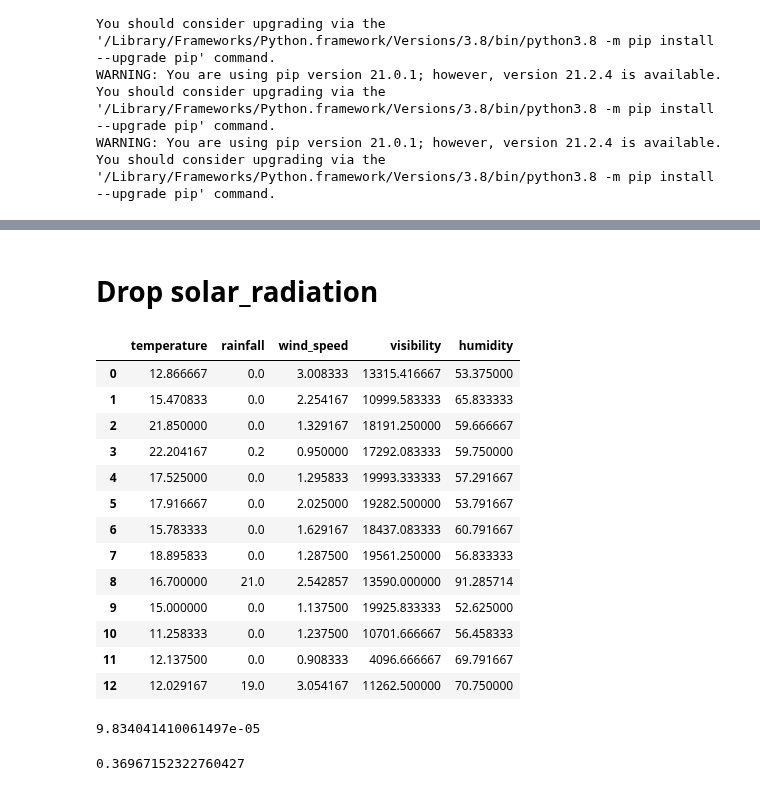
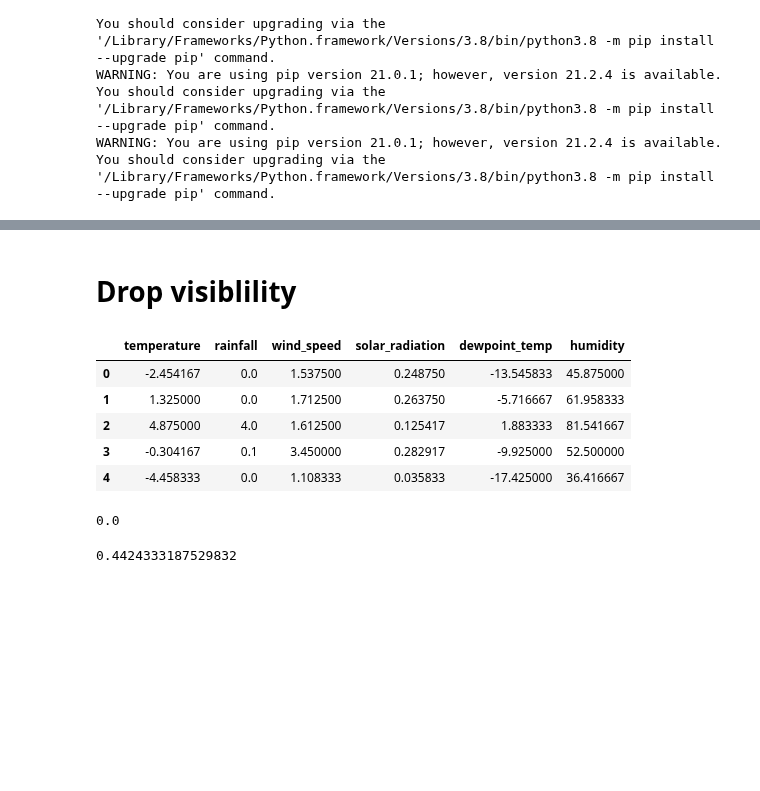
Before and after one commit to Jiian/seoulbike, a Jupyter notebook: PCA/pca bike.ipynb, the cells around one changed output, grey strips where cells are left out. Saved outputs shown, nothing was run; the diff lists cells and outputs as text; code cells hidden in the pictures; blank space fills up the shorter version.

```diff
--- a/PCA/pca bike.ipynb
+++ b/PCA/pca bike.ipynb
@@ -41,7 +70,6 @@ bike.head()
 # As PCA is a unsupervised learning algorithm, we will drop the Season column
 # We will drop datetime and date as well since they are not numeric
 bike2 = bike.copy()
-#bike2.drop(columns = ['season','datetime','date','holiday','open','rent_count'],inplace=True)
-bike2.drop(columns = ['date','holiday','rent_count','season_no','season','snowfall','dewpoint_temp'],inplace=True)
+bike2.drop(columns = ['date','holiday','rent_count','season_no','season','snowfall'],inplace=True)
 bike2.head()
 # %% [output]
@@ -284,32 +260,24 @@ df_pca
 # %% [markdown]
-# Drop solar_radiation
+# Drop visiblility
 # %%
 bike4 = bike3.copy()
-bike4.drop(columns = ['solar_radiation'], inplace = True)
-bike4
+bike4.drop(columns = ['visibility'], inplace = True)
+bike4.head()
 # %% [output]
-|  | temperature | rainfall | wind_speed | visibility | humidity |
-| 0 | 12.866667 | 0.0 | 3.008333 | 13315.416667 | 53.375000 |
-| 1 | 15.470833 | 0.0 | 2.254167 | 10999.583333 | 65.833333 |
-| 2 | 21.850000 | 0.0 | 1.329167 | 18191.250000 | 59.666667 |
-| 3 | 22.204167 | 0.2 | 0.950000 | 17292.083333 | 59.750000 |
-| 4 | 17.525000 | 0.0 | 1.295833 | 19993.333333 | 57.291667 |
-| 5 | 17.916667 | 0.0 | 2.025000 | 19282.500000 | 53.791667 |
-| 6 | 15.783333 | 0.0 | 1.629167 | 18437.083333 | 60.791667 |
-| 7 | 18.895833 | 0.0 | 1.287500 | 19561.250000 | 56.833333 |
-| 8 | 16.700000 | 21.0 | 2.542857 | 13590.000000 | 91.285714 |
-| 9 | 15.000000 | 0.0 | 1.137500 | 19925.833333 | 52.625000 |
-| 10 | 11.258333 | 0.0 | 1.237500 | 10701.666667 | 56.458333 |
-| 11 | 12.137500 | 0.0 | 0.908333 | 4096.666667 | 69.791667 |
-| 12 | 12.029167 | 19.0 | 3.054167 | 11262.500000 | 70.750000 |
+|  | temperature | rainfall | wind_speed | solar_radiation | dewpoint_temp | humidity |
+| 0 | -2.454167 | 0.0 | 1.537500 | 0.248750 | -13.545833 | 45.875000 |
+| 1 | 1.325000 | 0.0 | 1.712500 | 0.263750 | -5.716667 | 61.958333 |
+| 2 | 4.875000 | 4.0 | 1.612500 | 0.125417 | 1.883333 | 81.541667 |
+| 3 | -0.304167 | 0.1 | 3.450000 | 0.282917 | -9.925000 | 52.500000 |
+| 4 | -4.458333 | 0.0 | 1.108333 | 0.035833 | -17.425000 | 36.416667 |
 # %%
 _ , p_value = calculate_bartlett_sphericity(bike4)
 p_value
 # %% [output]
-9.834041410061497e-05
+0.0
 # %%
-_, kmo_score = calculate_kmo(bike3)
+_, kmo_score = calculate_kmo(bike4)
 kmo_score
 # %% [output]
-0.36967152322760427
+0.4424333187529832
 # %%
```
Also changed, not shown: parts of 55 cells of this notebook, 8 other files.
